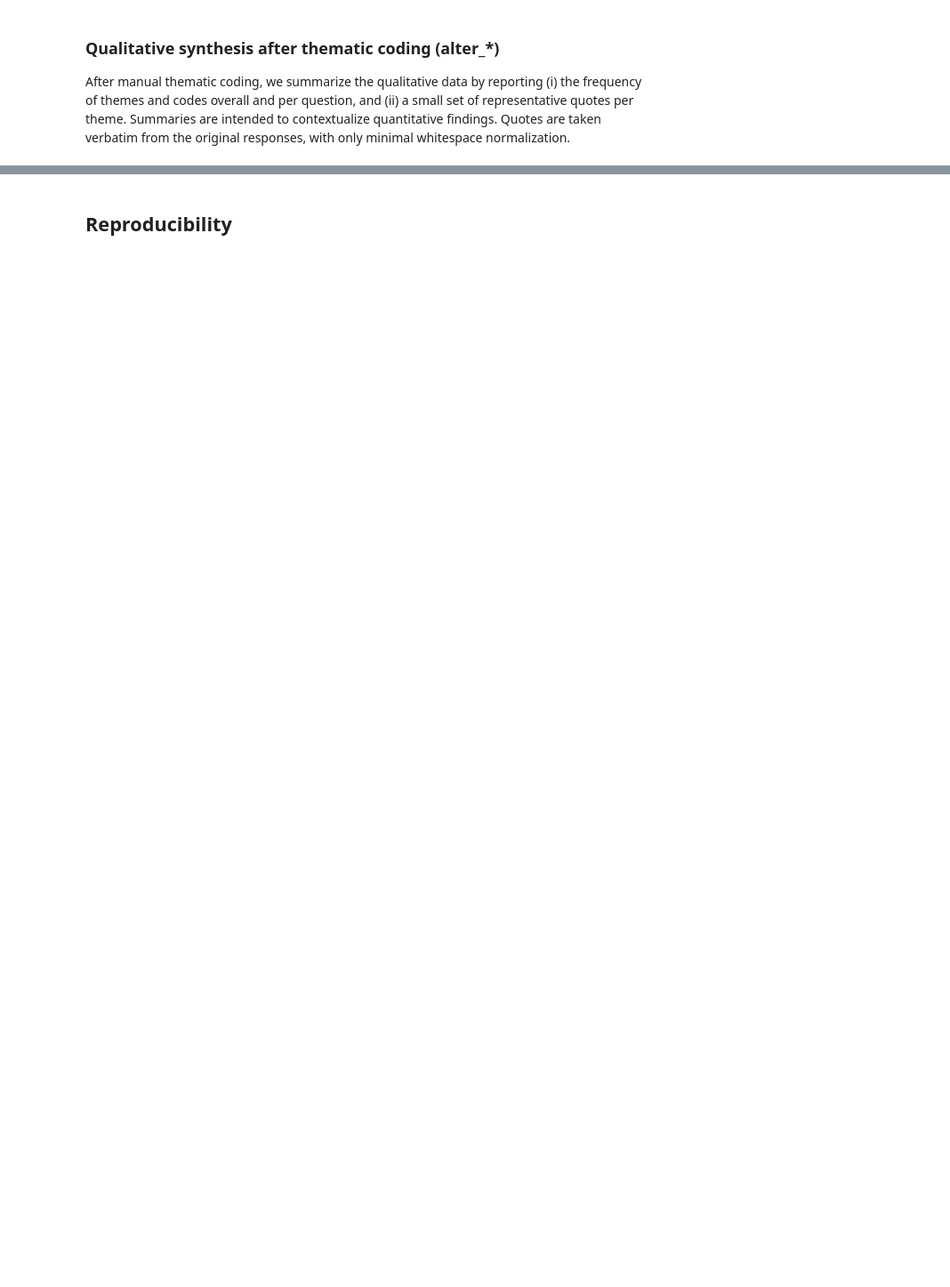
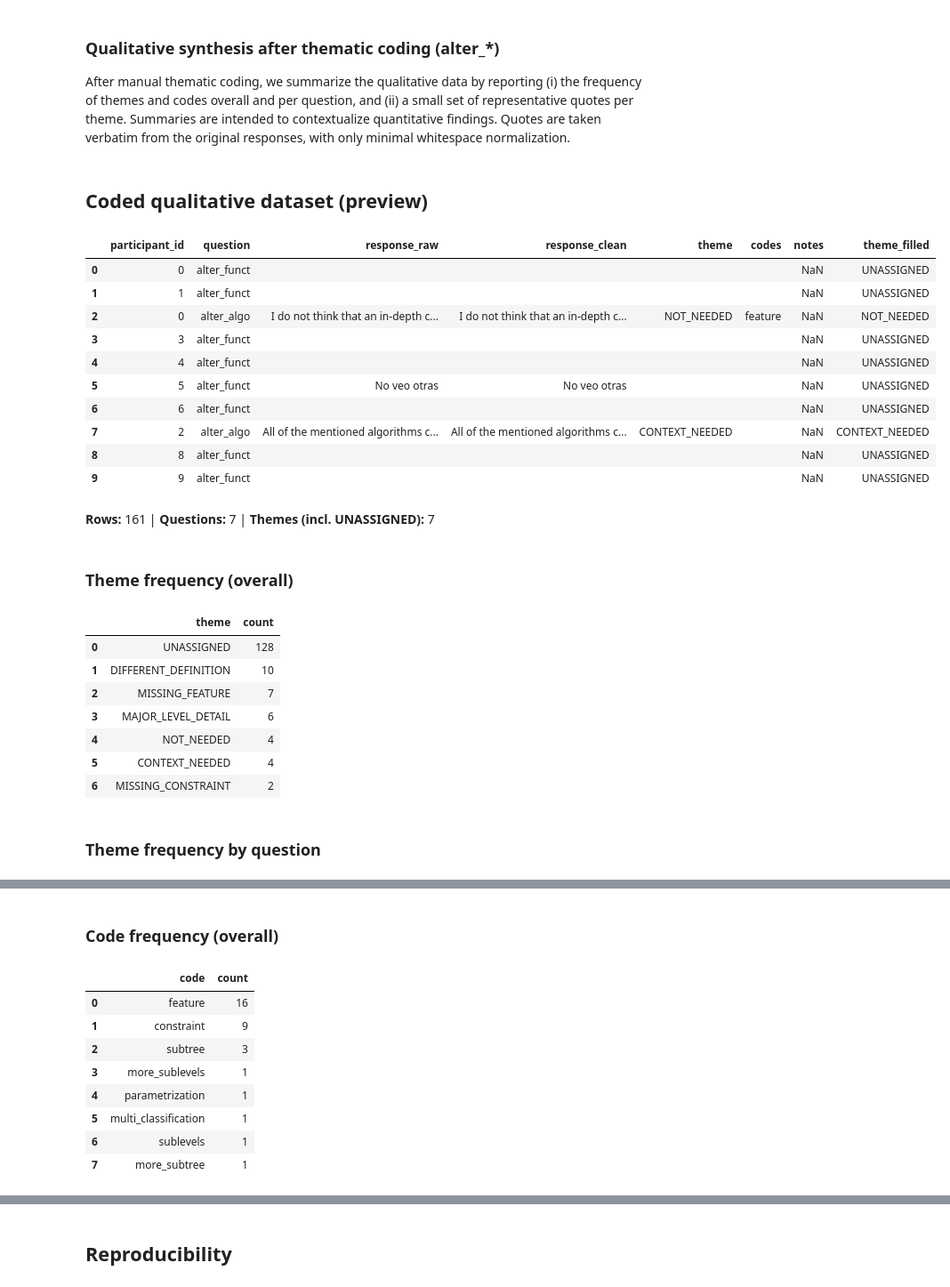
Before and after one commit to ricpdc/QSPL-Survey, a Jupyter notebook: QSE_Survey_Analysis_Colab.ipynb, the cells around one changed output, grey strips where cells are left out. Shown at 89% size. Cells and saved outputs as stored; diff of their text form; code cells hidden in the pictures; blank space fills up the shorter version.

```diff
--- a/QSE_Survey_Analysis_Colab.ipynb
+++ b/QSE_Survey_Analysis_Colab.ipynb
@@ -6806,20 +7524,28 @@ After manual thematic coding, we summarize the qualitative data by reporting (i)
 # NOTE: Update CODED_PATH to the CSV where you actually filled 'theme' (and optionally 'codes').
 
 import pandas as pd
+import requests
+from io import StringIO
 import numpy as np
 from pathlib import Path
 from IPython.display import display, Markdown
 
-CODED_PATH = "outputs/alter_coding_sheet.csv"  # <-- update
-#CODED_PATH = "outputs/alter_coding_sheet_mod.csv"  # <-- update
-
+CODED_PATH = "outputs/alter_coding_sheet_mod.csv"  # <-- update
 if not Path(CODED_PATH).exists():
     raise FileNotFoundError(
         f"File not found: {CODED_PATH}\n"
         "Export the coding sheet, fill 'theme'/'codes', save it, and update CODED_PATH."
     )
+coded = pd.read_csv(CODED_PATH, encoding="utf-8")
 
-coded = pd.read_csv(CODED_PATH, encoding="utf-8")
+# CODED_PATH = "https://pruebasaluuclm-my.sharepoint.com/:x:/g/personal/ricardo_pdelcastillo_uclm_es1/IQCJxFj-PhQNR5TPY6CvcO9NAVAeApcYJ0yIHzPVGDm4CZI?e=u0KVUD"
+
+# resp = requests.get(CODED_PATH)
+# resp.raise_for_status()
+
+# df_coded = pd.read_csv(StringIO(resp.text), encoding="utf-8")
+
+
 
 required_cols = {"participant_id", "question", "response_raw"}
 missing = required_cols - set(coded.columns)
@@ -6877,30 +7603,54 @@ theme_by_question = (
     .sort_values(["question", "count"], ascending=[True, False])
 )
 display(Markdown("### Theme frequency by question"))
 display(theme_by_question)
 
 # Codes frequency overall (unfold comma-separated)
 def split_codes(cell):
     if pd.isna(cell):
         return []
     parts = [p.strip() for p in str(cell).split(",")]
     return [p for p in parts if p]
 
 all_codes = []
 for cell in coded["codes"]:
     all_codes.extend(split_codes(cell))
 
 codes_counts = (
     pd.Series(all_codes, dtype="object")
     .value_counts()
     .rename_axis("code")
     .reset_index(name="count")
 )
 display(Markdown("### Code frequency (overall)"))
 display(codes_counts)
 
 # Keep for next cell
 coded_alter = coded
 theme_counts_alter = theme_counts
 theme_by_question_alter = theme_by_question
 codes_counts_alter = codes_counts
+# %% [output]
+## Coded qualitative dataset (preview)
+|  | participant_id | question | response_raw | response_clean | theme | codes | notes | theme_filled |
+| 0 | 0 | alter_funct |  |  |  |  | NaN | UNASSIGNED |
+| 1 | 1 | alter_funct |  |  |  |  | NaN | UNASSIGNED |
+| 2 | 0 | alter_algo | I do not think that an in-depth c... | I do not think that an in-depth c... | NOT_NEEDED | feature | NaN | NOT_NEEDED |
+| 3 | 3 | alter_funct |  |  |  |  | NaN | UNASSIGNED |
+| 4 | 4 | alter_funct |  |  |  |  | NaN | UNASSIGNED |
+| 5 | 5 | alter_funct | No veo otras | No veo otras |  |  | NaN | UNASSIGNED |
+| 6 | 6 | alter_funct |  |  |  |  | NaN | UNASSIGNED |
+| 7 | 2 | alter_algo | All of the mentioned algorithms c... | All of the mentioned algorithms c... | CONTEXT_NEEDED |  | NaN | CONTEXT_NEEDED |
+| 8 | 8 | alter_funct |  |  |  |  | NaN | UNASSIGNED |
+| 9 | 9 | alter_funct |  |  |  |  | NaN | UNASSIGNED |
+**Rows:** 161 | **Questions:** 7 | **Themes (incl. UNASSIGNED):** 7
+### Theme frequency (overall)
+|  | theme | count |
+| 0 | UNASSIGNED | 128 |
+| 1 | DIFFERENT_DEFINITION | 10 |
+| 2 | MISSING_FEATURE | 7 |
+| 3 | MAJOR_LEVEL_DETAIL | 6 |
+| 4 | NOT_NEEDED | 4 |
+| 5 | CONTEXT_NEEDED | 4 |
+| 6 | MISSING_CONSTRAINT | 2 |
+### Theme frequency by question
@@ -6907,3 +7674,13 @@ codes_counts_alter = codes_counts
+### Code frequency (overall)
+|  | code | count |
+| 0 | feature | 16 |
+| 1 | constraint | 9 |
+| 2 | subtree | 3 |
+| 3 | more_sublevels | 1 |
+| 4 | parametrization | 1 |
+| 5 | multi_classification | 1 |
+| 6 | sublevels | 1 |
+| 7 | more_subtree | 1 |
 # %%
 # Cell 7 — Representative quotes per theme (for reporting)
 # Selection heuristics:
```
Also changed, not shown: parts of 32 cells of this notebook.
